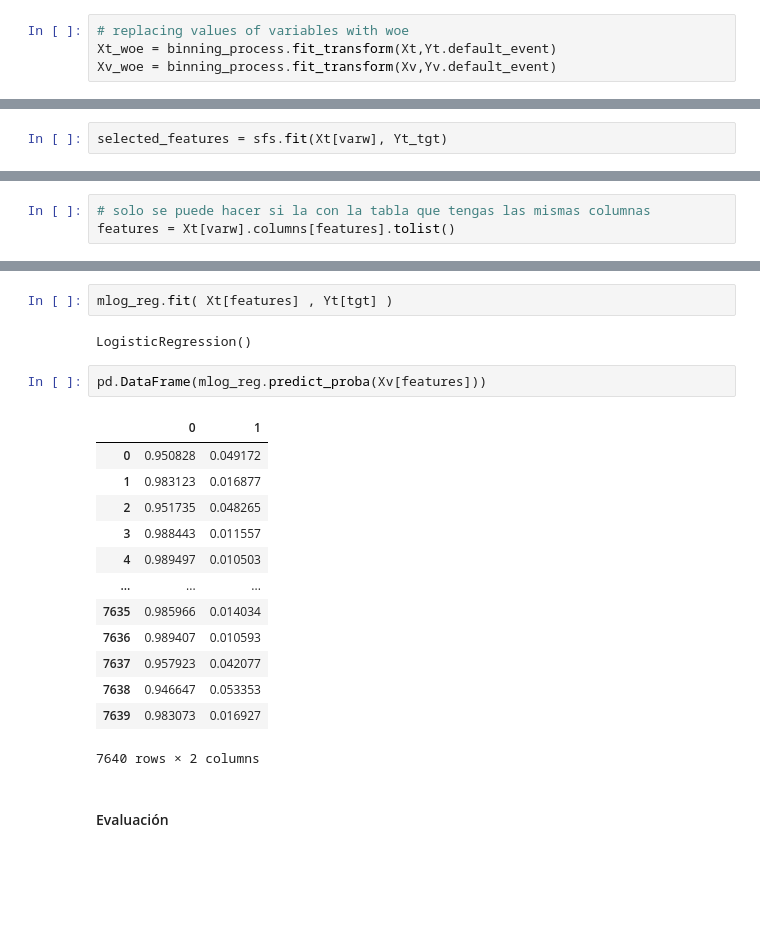
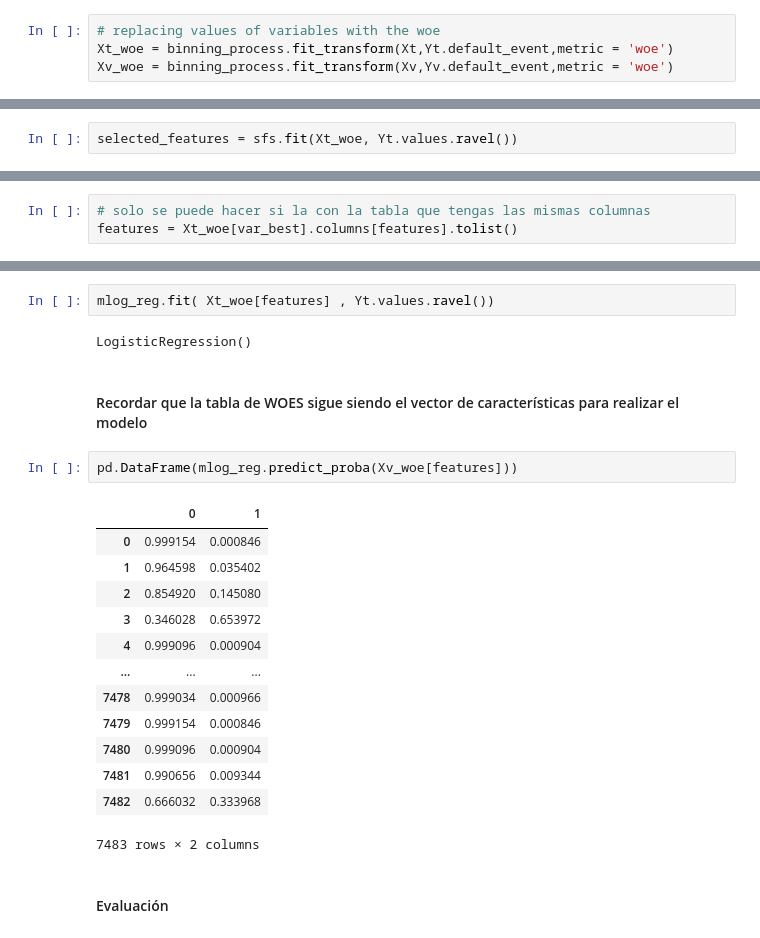
Before and after one commit to danpa26/CredRisk, a Jupyter notebook: one_yr_pd/one_year_pd.ipynb, the cells around one changed output, grey strips where cells are left out. Drawn from its saved outputs; the diff is of its cells as text; blank space fills up the shorter version.

Commit message:
new pre-model

```diff
--- a/one_yr_pd/one_year_pd.ipynb
+++ b/one_yr_pd/one_year_pd.ipynb
@@ -1013,4 +1057,4 @@ Xv2 = Xv[var_best]
 # %%
-# replacing values of variables with woe
-Xt_woe = binning_process.fit_transform(Xt,Yt.default_event)
-Xv_woe = binning_process.fit_transform(Xv,Yv.default_event)
+# replacing values of variables with the woe
+Xt_woe = binning_process.fit_transform(Xt,Yt.default_event,metric = 'woe')
+Xv_woe = binning_process.fit_transform(Xv,Yv.default_event,metric = 'woe')
@@ -1103,12 +1116,12 @@ sfs = SequentialFeatureSelector(linear_model.LogisticRegression(),
 Yt_tgt = Yt[tgt]
 Yv_tgt = Yv[tgt]
 # %%
-selected_features = sfs.fit(Xt[varw], Yt_tgt)
+selected_features = sfs.fit(Xt_woe, Yt.values.ravel())
 # %%
 features = selected_features.get_support()
 # %%
 # solo se puede hacer si la con la tabla que tengas las mismas columnas
-features = Xt[varw].columns[features].tolist()
+features = Xt_woe[var_best].columns[features].tolist()
 # %%
 features
 # %% [output]
@@ -1153,25 +1134,27 @@ from sklearn.linear_model import LogisticRegression
 # %%
 mlog_reg = LogisticRegression()
 # %%
-mlog_reg.fit( Xt[features] , Yt[tgt] )
+mlog_reg.fit( Xt_woe[features] , Yt.values.ravel())
 # %% [output]
 LogisticRegression()
+# %% [markdown]
+#### Recordar que la tabla de WOES sigue siendo el vector de características para realizar el modelo
 # %%
-pd.DataFrame(mlog_reg.predict_proba(Xv[features]))
+pd.DataFrame(mlog_reg.predict_proba(Xv_woe[features]))
 # %% [output]
 |  | 0 | 1 |
-| 0 | 0.950828 | 0.049172 |
-| 1 | 0.983123 | 0.016877 |
-| 2 | 0.951735 | 0.048265 |
-| 3 | 0.988443 | 0.011557 |
-| 4 | 0.989497 | 0.010503 |
+| 0 | 0.999154 | 0.000846 |
+| 1 | 0.964598 | 0.035402 |
+| 2 | 0.854920 | 0.145080 |
+| 3 | 0.346028 | 0.653972 |
+| 4 | 0.999096 | 0.000904 |
 | ... | ... | ... |
-| 7635 | 0.985966 | 0.014034 |
-| 7636 | 0.989407 | 0.010593 |
-| 7637 | 0.957923 | 0.042077 |
-| 7638 | 0.946647 | 0.053353 |
-| 7639 | 0.983073 | 0.016927 |
+| 7478 | 0.999034 | 0.000966 |
+| 7479 | 0.999154 | 0.000846 |
+| 7480 | 0.999096 | 0.000904 |
+| 7481 | 0.990656 | 0.009344 |
+| 7482 | 0.666032 | 0.333968 |
-7640 rows × 2 columns
+7483 rows × 2 columns
 # %% [markdown]
 #### Evaluación
 # %%
```
Also changed, not shown: parts of 50 cells of this notebook.
